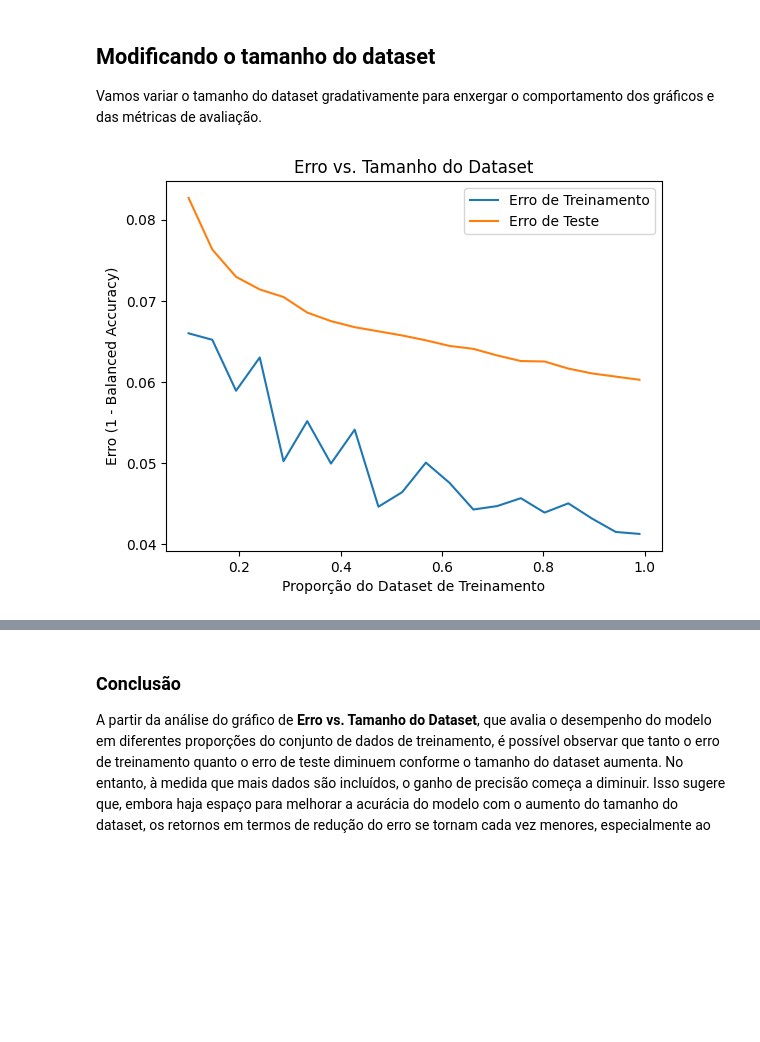
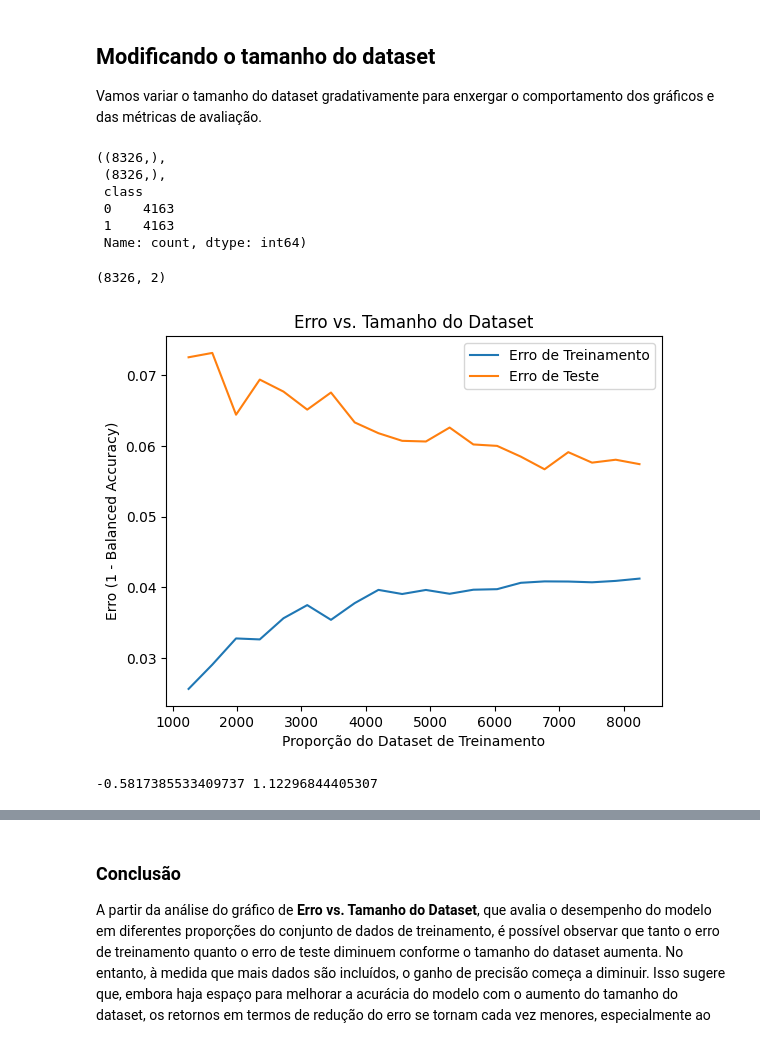
Before and after one commit to xValentim/offensive-speech-classification, a Jupyter notebook: notebooks/creating_models.ipynb, the cells around one changed output, grey strips where cells are left out. Cells and saved outputs as stored; diff of their text form; code cells hidden in the pictures; blank space fills up the shorter version.

Commit message:
Chore: Add new image + improve learning curves + add paper

```diff
--- a/notebooks/creating_models.ipynb
+++ b/notebooks/creating_models.ipynb
@@ -319,7 +319,7 @@ from sklearn.metrics import f1_score, recall_score, precision_score, accuracy_sc
 from tqdm import tqdm
 
 # Defina o número de folds
-kfold = KFold(n_splits=100, shuffle=True, random_state=42)
+kfold = KFold(n_splits=50, shuffle=True, random_state=42)
 
 X = X_original.reset_index(drop=True)
 y = y_original.reset_index(drop=True)
@@ -471,43 +471,69 @@ generate_wordcloud(negative_words, "Top 10 Palavras Negativas")
 ## Modificando o tamanho do dataset
 
 Vamos variar o tamanho do dataset gradativamente para enxergar o comportamento dos gráficos e das métricas de avaliação.
+# %%
+X, y = texts_target_undersampled['tweet'], texts_target_undersampled['class']
+# %%
+X.shape, y.shape, y.value_counts()
+# %% [output]
+((8326,),
+ (8326,),
+ class
+ 0    4163
+ 1    4163
+ Name: count, dtype: int64)
+# %%
+df = pd.concat([X, y], axis=1)
+# %%
+df.shape
+# %% [output]
+(8326, 2)
 # %%
 import numpy as np
 from sklearn.model_selection import train_test_split
 from sklearn.metrics import balanced_accuracy_score
 import matplotlib.pyplot as plt
 
-train_sizes = np.linspace(0.1, 0.99, 20)
+train_sizes = np.linspace(0.15, 0.99, 20)
 train_errors = []
 test_errors = []
 
 for train_size in tqdm(train_sizes):
     pipelines = []
+    train_errors_i = []
+    test_errors_i = []
     for k in range(20):
-        X_train_sampled, _, y_train_sampled, _ = train_test_split(X_train,
-                                                                y_train,
-                                                                test_size=1-train_size,
-                                                                random_state=42 + k * 5 + int(train_size * 100),
-                                                                stratify=y_train)
+        l = int(train_size * X.shape[0])
+        sample = df.sample(l)
+        X_sample, y_sample = sample['tweet'], sample['class']
+        X_train, X_test, y_train, y_test = train_test_split(X_sample,
+                                                            y_sample,
+                                                            test_size=0.2,
+                                                            random_state=42 + k,
+                                                            stratify=y_sample)
 
         pipeline = create_model()
-        pipeline.fit(X_train_sampled, y_train_sampled)
+        pipeline.fit(X_train, y_train)
+        train_error_i = 1 - balanced_accuracy_score(y_train, pipeline.predict(X_train))
+        test_error_i = 1 - balanced_accuracy_score(y_test, pipeline.predict(X_test))
+        train_errors_i.append(train_error_i)
+        test_errors_i.append(test_error_i)
         pipelines.append(pipeline)
 
-    train_error = 1 - np.mean([balanced_accuracy_score(y_train_sampled, pipeline.predict(X_train_sampled)) for pipeline in pipelines])
+    train_error = np.mean(train_errors_i)
     train_errors.append(train_error)
 
-    test_error = 1 - np.mean([balanced_accuracy_score(y_test, pipeline.predict(X_test)) for pipeline in pipelines])
+    test_error = np.mean(test_errors_i)
     test_errors.append(test_error)
 
 
 # Plotagem dos erros
-plt.plot(train_sizes, train_errors, label='Erro de Treinamento')
-plt.plot(train_sizes, test_errors, label='Erro de Teste')
+plt.plot(train_sizes * X.shape[0], train_errors, label='Erro de Treinamento')
+plt.plot(train_sizes * X.shape[0], test_errors, label='Erro de Teste')
 plt.xlabel('Proporção do Dataset de Treinamento')
 plt.ylabel('Erro (1 - Balanced Accuracy)')
 plt.title('Erro vs. Tamanho do Dataset')
 plt.legend()
 plt.show()
 # %% [output]
-[figure, old version]
+[figure, new version]
@@ -513,0 +551,7 @@ plt.show()
+# %%
+from sklearn.linear_model import LinearRegression
+
+reg = LinearRegression().fit(x.reshape(-1, 1), y)
+print(reg.coef_[0], reg.intercept_)
+# %% [output]
+-0.5817385533409737 1.12296844405307
```
Also changed, not shown: parts of 9 cells of this notebook, 4 other files.
